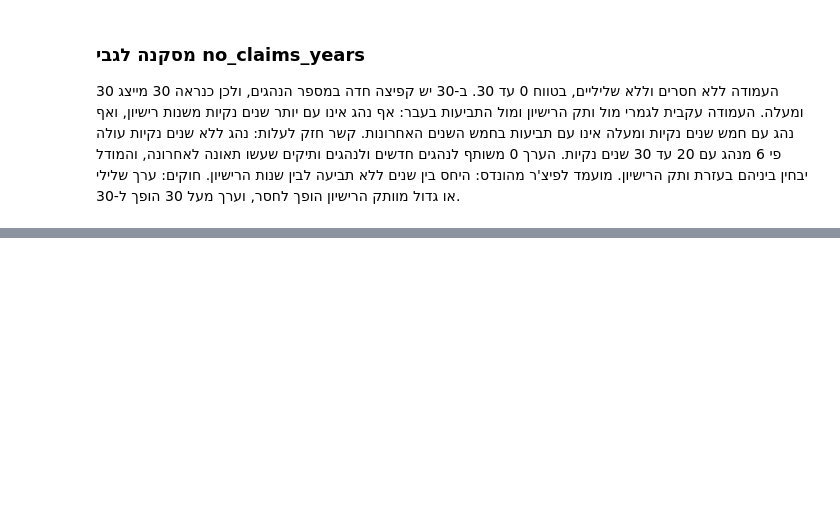
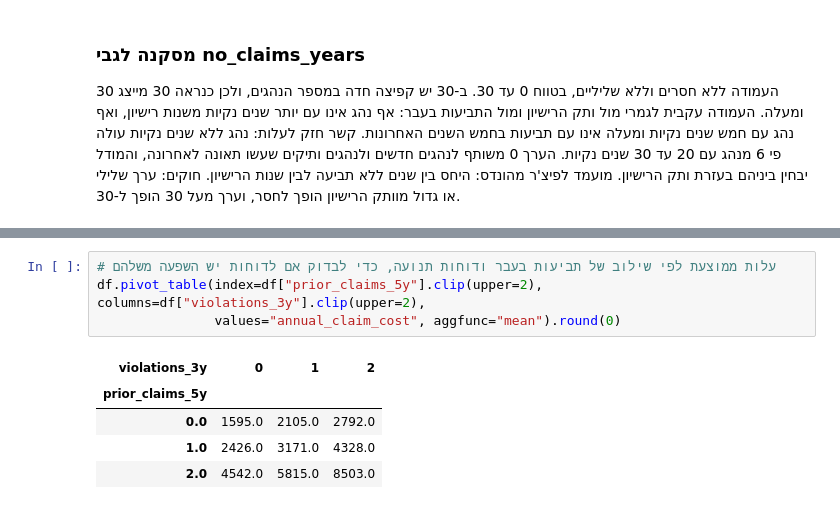
Before and after one commit to liadrimer/car-insurance-claim-prediction, a Jupyter notebook: cleaning_driver.ipynb, the cells around one changed output, grey strips where cells are left out. Drawn from its saved outputs; the diff is of its cells as text; blank space fills up the shorter version.

```diff
--- a/cleaning_driver.ipynb
+++ b/cleaning_driver.ipynb
@@ -775,0 +824,10 @@ df.groupby(nc_group, observed=True)["annual_claim_cost"].agg(
+# %%
+# עלות ממוצעת לפי שילוב של תביעות בעבר ודוחות תנועה, כדי לבדוק אם לדוחות יש השפעה משלהם
+df.pivot_table(index=df["prior_claims_5y"].clip(upper=2), columns=df["violations_3y"].clip(upper=2),
+               values="annual_claim_cost", aggfunc="mean").round(0)
+# %% [output]
+| violations_3y | 0 | 1 | 2 |
+| prior_claims_5y |  |  |  |
+| 0.0 | 1595.0 | 2105.0 | 2792.0 |
+| 1.0 | 2426.0 | 3171.0 | 4328.0 |
+| 2.0 | 4542.0 | 5815.0 | 8503.0 |
```
Also changed, not shown: parts of 6 cells of this notebook.
